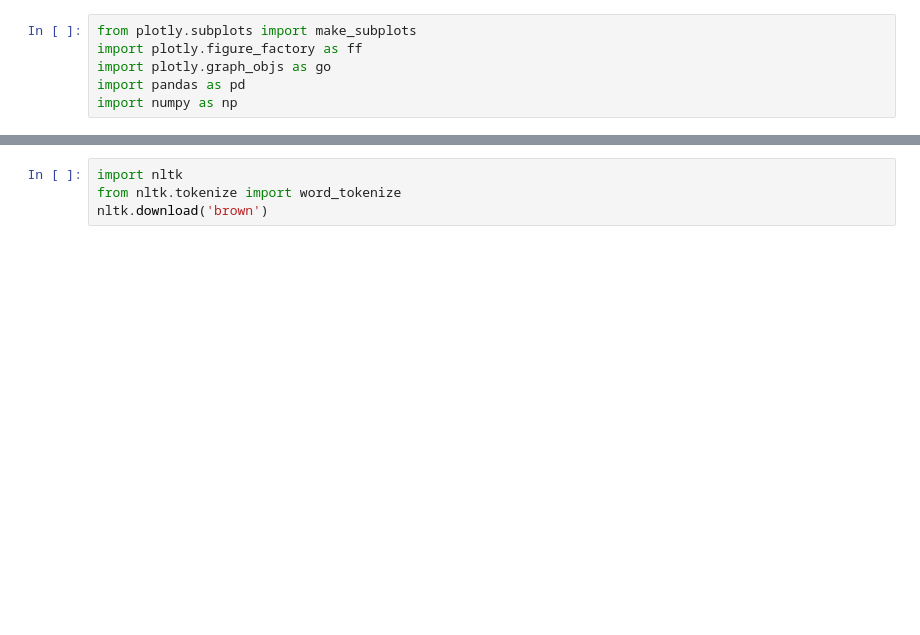
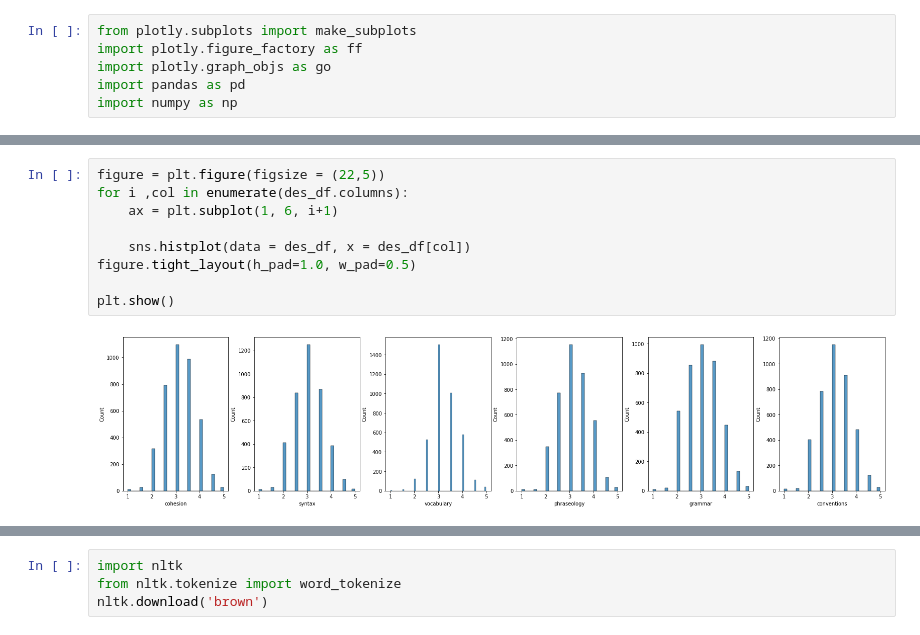
Before and after one commit to hs1063/580_final, a Jupyter notebook: 580.ipynb, the cells around one changed output, grey strips where cells are left out. Cells and saved outputs as stored; diff of their text form; blank space fills up the shorter version.

```diff
--- a/580.ipynb
+++ b/580.ipynb
@@ -114,0 +108,11 @@ fig = make_subplots(rows=plot_rows, cols=plot_cols)
+# %%
+figure = plt.figure(figsize = (22,5))
+for i ,col in enumerate(des_df.columns):
+    ax = plt.subplot(1, 6, i+1)
+
+    sns.histplot(data = des_df, x = des_df[col])
+figure.tight_layout(h_pad=1.0, w_pad=0.5)
+
+plt.show()
+# %% [output]
+[figure, added]
```
Also changed, not shown: parts of 14 cells of this notebook.
